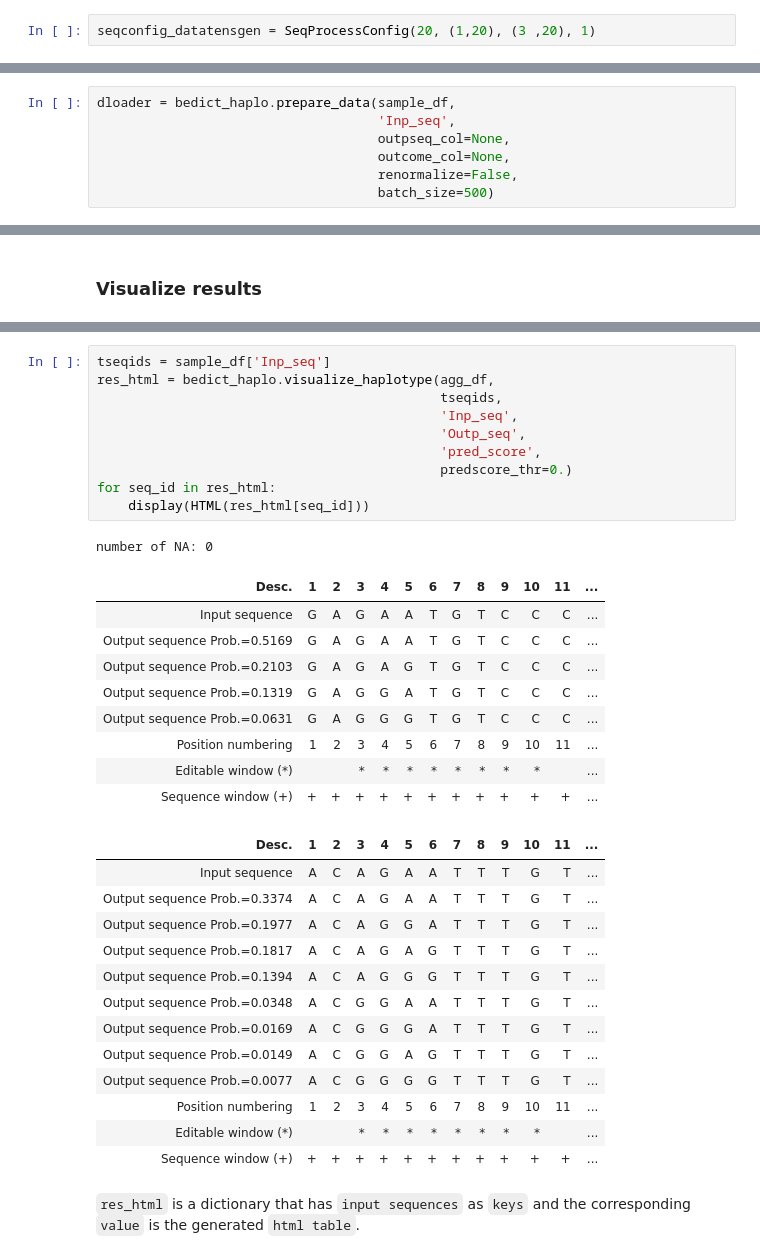
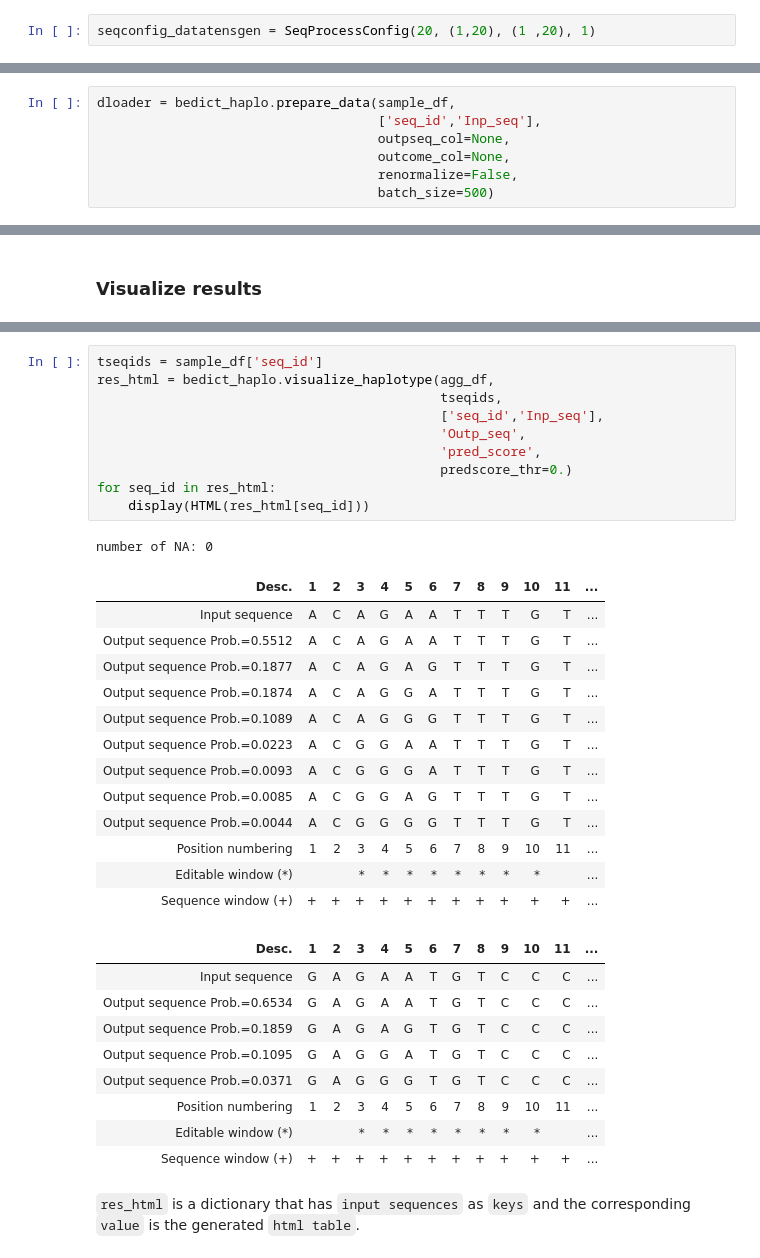
Before and after one commit to uzh-dqbm-cmi/crispr, a Jupyter notebook: demo/BEDICT_haplotype_model_demoseqs.ipynb, the cells around one changed output, grey strips where cells are left out. Saved outputs shown, nothing was run; the diff lists cells and outputs as text.

```diff
--- a/demo/BEDICT_haplotype_model_demoseqs.ipynb
+++ b/demo/BEDICT_haplotype_model_demoseqs.ipynb
@@ -210,5 +220,5 @@ seq_processor = HaplotypeSeqProcessor(teditor, cnv_nucl, seqconfig_dataproc)
       - start and end position of editing window such as `(1, 20)`
       - numbering used to index the positions in the sequence above such as `1` based indexing (i.e. we start counting from 1).
 # %%
-seqconfig_datatensgen = SeqProcessConfig(20, (1,20), (3 ,20), 1)
+seqconfig_datatensgen = SeqProcessConfig(20, (1,20), (1 ,20), 1)
 # %% [markdown]
@@ -260,7 +270,7 @@ First, we prepare the data by running `prepare_data` method that takes the follo
 The are different modes (i.e. options) to run the model. In the main (default) mode, we just provide the data frame that includes the input sequences and the model will generate the different outcome sequences and their corresponding probability.
 # %%
 dloader = bedict_haplo.prepare_data(sample_df,
-                                    'Inp_seq',
+                                    ['seq_id','Inp_seq'],
                                     outpseq_col=None,
                                     outcome_col=None,
                                     renormalize=False,
@@ -642,35 +645,35 @@ To visualize the results, we use `visualize_haplotype` method that takes the fol
    - prediction score threshold that filters out output sequences with probability below the specified threshold. If all output sequences are to be plotted then `predscore_thr` should be equal to `0.`.
 # %%
-tseqids = sample_df['Inp_seq']
+tseqids = sample_df['seq_id']
 res_html = bedict_haplo.visualize_haplotype(agg_df,
                                             tseqids,
-                                            'Inp_seq',
+                                            ['seq_id','Inp_seq'],
                                             'Outp_seq',
                                             'pred_score',
                                             predscore_thr=0.)
 for seq_id in res_html:
     display(HTML(res_html[seq_id]))
 # %% [output]
 number of NA: 0
 | Desc. | 1 | 2 | 3 | 4 | 5 | 6 | 7 | 8 | 9 | 10 | 11 | ... |
-| Input sequence | G | A | G | A | A | T | G | T | C | C | C | ... |
-| Output sequence Prob.=0.5169 | G | A | G | A | A | T | G | T | C | C | C | ... |
-| Output sequence Prob.=0.2103 | G | A | G | A | G | T | G | T | C | C | C | ... |
-| Output sequence Prob.=0.1319 | G | A | G | G | A | T | G | T | C | C | C | ... |
-| Output sequence Prob.=0.0631 | G | A | G | G | G | T | G | T | C | C | C | ... |
+| Input sequence | A | C | A | G | A | A | T | T | T | G | T | ... |
+| Output sequence Prob.=0.5512 | A | C | A | G | A | A | T | T | T | G | T | ... |
+| Output sequence Prob.=0.1877 | A | C | A | G | A | G | T | T | T | G | T | ... |
+| Output sequence Prob.=0.1874 | A | C | A | G | G | A | T | T | T | G | T | ... |
+| Output sequence Prob.=0.1089 | A | C | A | G | G | G | T | T | T | G | T | ... |
+| Output sequence Prob.=0.0223 | A | C | G | G | A | A | T | T | T | G | T | ... |
+| Output sequence Prob.=0.0093 | A | C | G | G | G | A | T | T | T | G | T | ... |
+| Output sequence Prob.=0.0085 | A | C | G | G | A | G | T | T | T | G | T | ... |
+| Output sequence Prob.=0.0044 | A | C | G | G | G | G | T | T | T | G | T | ... |
 | Position numbering | 1 | 2 | 3 | 4 | 5 | 6 | 7 | 8 | 9 | 10 | 11 | ... |
 | Editable window (*) |  |  | * | * | * | * | * | * | * | * |  | ... |
 | Sequence window (+) | + | + | + | + | + | + | + | + | + | + | + | ... |
 | Desc. | 1 | 2 | 3 | 4 | 5 | 6 | 7 | 8 | 9 | 10 | 11 | ... |
-| Input sequence | A | C | A | G | A | A | T | T | T | G | T | ... |
-| Output sequence Prob.=0.3374 | A | C | A | G | A | A | T | T | T | G | T | ... |
-| Output sequence Prob.=0.1977 | A | C | A | G | G | A | T | T | T | G | T | ... |
-| Output sequence Prob.=0.1817 | A | C | A | G | A | G | T | T | T | G | T | ... |
-| Output sequence Prob.=0.1394 | A | C | A | G | G | G | T | T | T | G | T | ... |
-| Output sequence Prob.=0.0348 | A | C | G | G | A | A | T | T | T | G | T | ... |
-| Output sequence Prob.=0.0169 | A | C | G | G | G | A | T | T | T | G | T | ... |
-| Output sequence Prob.=0.0149 | A | C | G | G | A | G | T | T | T | G | T | ... |
-| Output sequence Prob.=0.0077 | A | C | G | G | G | G | T | T | T | G | T | ... |
+| Input sequence | G | A | G | A | A | T | G | T | C | C | C | ... |
+| Output sequence Prob.=0.6534 | G | A | G | A | A | T | G | T | C | C | C | ... |
+| Output sequence Prob.=0.1859 | G | A | G | A | G | T | G | T | C | C | C | ... |
+| Output sequence Prob.=0.1095 | G | A | G | G | A | T | G | T | C | C | C | ... |
+| Output sequence Prob.=0.0371 | G | A | G | G | G | T | G | T | C | C | C | ... |
 | Position numbering | 1 | 2 | 3 | 4 | 5 | 6 | 7 | 8 | 9 | 10 | 11 | ... |
 | Editable window (*) |  |  | * | * | * | * | * | * | * | * |  | ... |
 | Sequence window (+) | + | + | + | + | + | + | + | + | + | + | + | ... |
```
Also changed, not shown: parts of 13 cells of this notebook, 11 other files.
